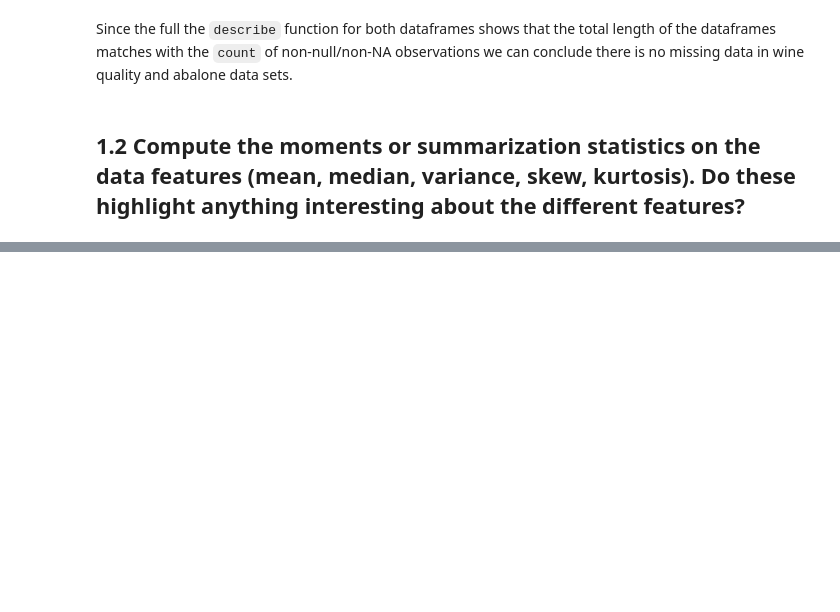
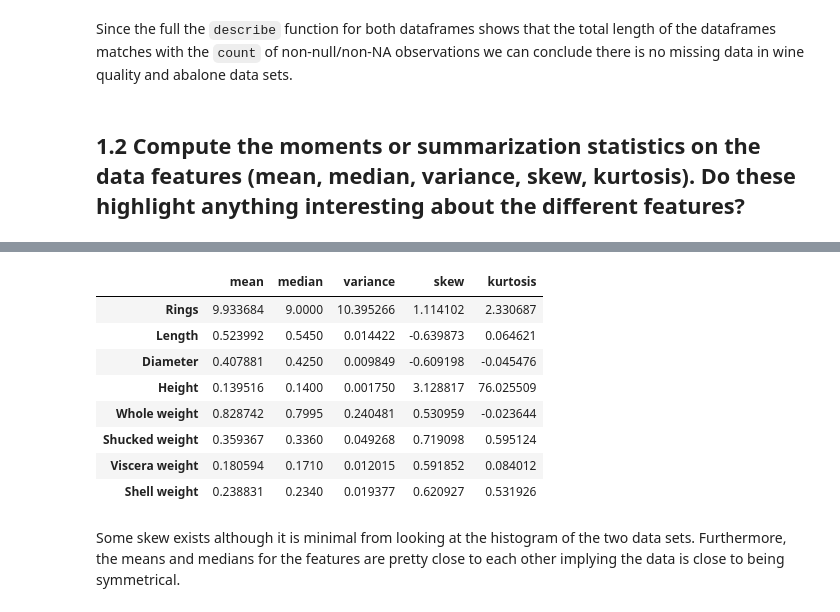
Before and after one commit to niiquaye/ECE457B, a Jupyter notebook: W25-asg1/assignment.ipynb, the cells around one changed output, grey strips where cells are left out. Saved outputs shown, nothing was run; the diff lists cells and outputs as text; code cells hidden in the pictures; blank space fills up the shorter version.

```diff
--- a/W25-asg1/assignment.ipynb
+++ b/W25-asg1/assignment.ipynb
@@ -74,0 +136,27 @@ abalone_df.reset_index().describe()
+# %%
+abalone_skew = abalone_df.reset_index().skew(axis=0, numeric_only=True)
+abalone_kurtosis = abalone_df.reset_index().kurtosis(axis=0, numeric_only=True)
+abalone_mean = abalone_df.reset_index().mean(axis=0, numeric_only=True)
+abalone_var = abalone_df.reset_index().var(axis=0, numeric_only=True)
+abalone_median = abalone_df.reset_index().median(axis=0, numeric_only=True)
+
+abalone_skew.name = 'skew'
+abalone_kurtosis.name = 'kurtosis'
+abalone_mean.name = 'mean'
+abalone_var.name = 'variance'
+abalone_median.name = 'median'
+
+abalone_statistics = pd.concat([abalone_mean, abalone_median, abalone_var, abalone_skew, abalone_kurtosis ], axis=1)
+abalone_statistics
+# %% [output]
+|  | mean | median | variance | skew | kurtosis |
+| Rings | 9.933684 | 9.0000 | 10.395266 | 1.114102 | 2.330687 |
+| Length | 0.523992 | 0.5450 | 0.014422 | -0.639873 | 0.064621 |
+| Diameter | 0.407881 | 0.4250 | 0.009849 | -0.609198 | -0.045476 |
+| Height | 0.139516 | 0.1400 | 0.001750 | 3.128817 | 76.025509 |
+| Whole weight | 0.828742 | 0.7995 | 0.240481 | 0.530959 | -0.023644 |
+| Shucked weight | 0.359367 | 0.3360 | 0.049268 | 0.719098 | 0.595124 |
+| Viscera weight | 0.180594 | 0.1710 | 0.012015 | 0.591852 | 0.084012 |
+| Shell weight | 0.238831 | 0.2340 | 0.019377 | 0.620927 | 0.531926 |
+# %% [markdown]
+Some skew exists although it is minimal from looking at the histogram of the two data sets. Furthermore, the means and medians for the features are pretty close to each other implying the data is close to being symmetrical.
```
Also changed, not shown: parts of 3 cells of this notebook.
